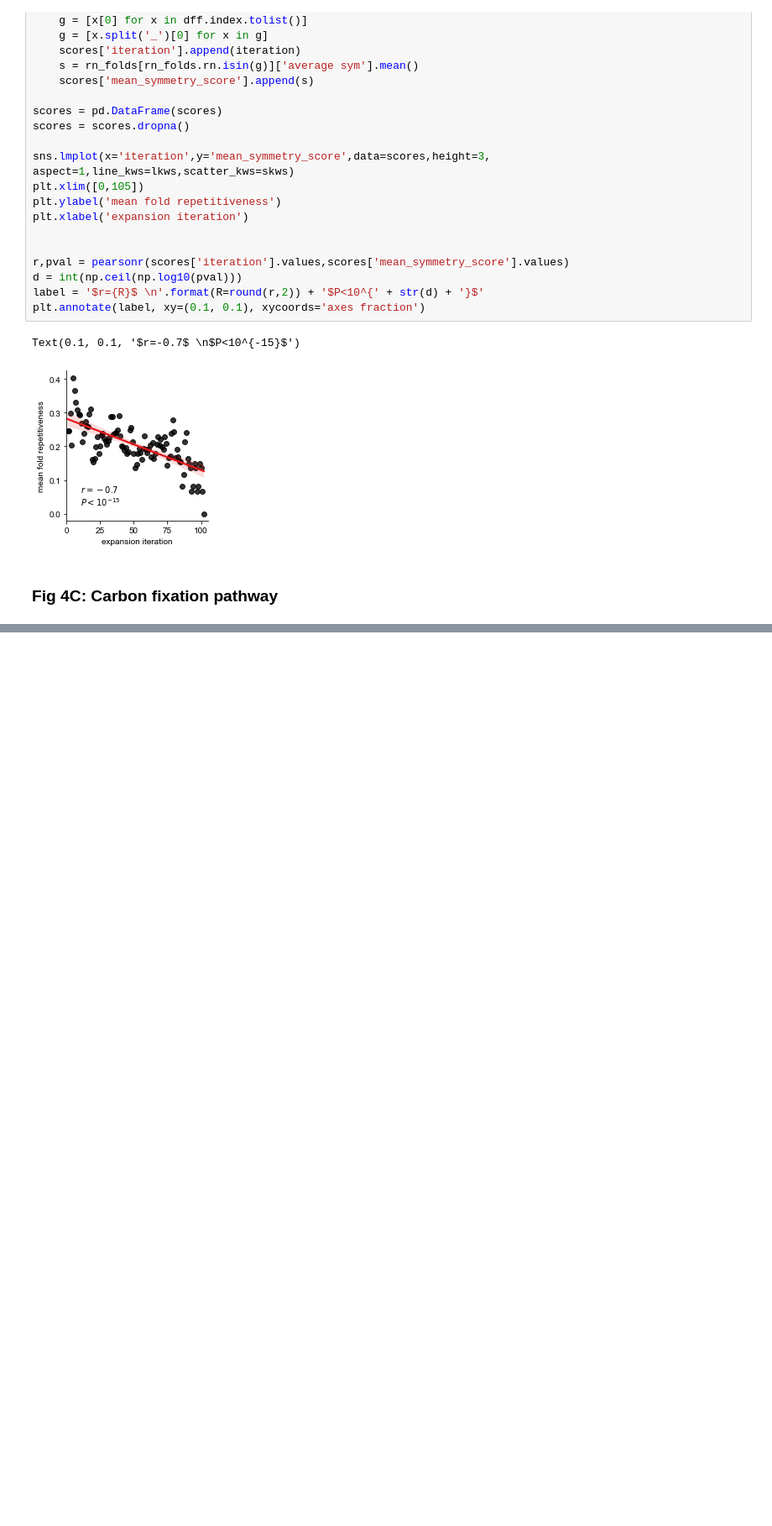
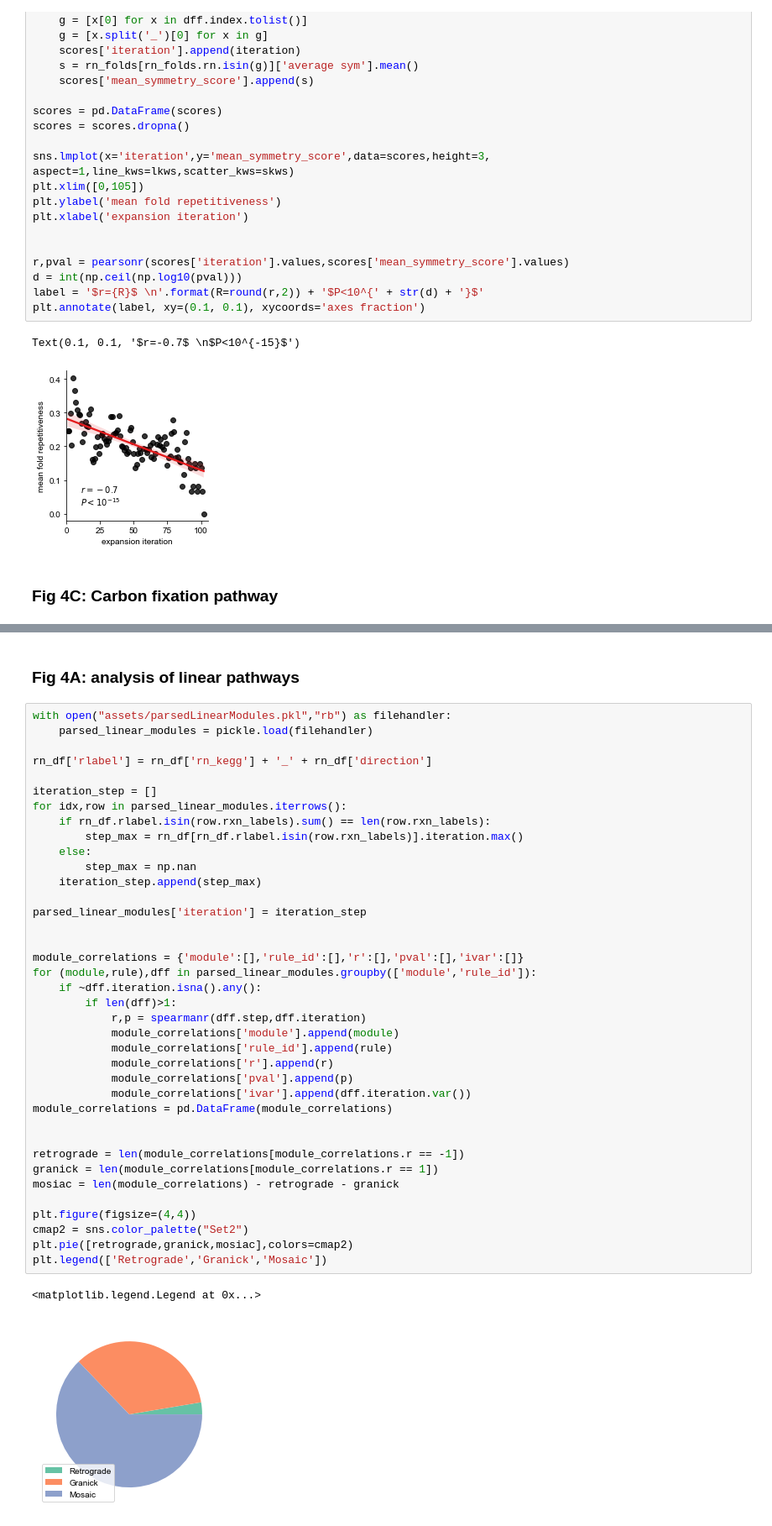
Before and after one commit to jgoldford/metabolic-continuity, a Jupyter notebook: main.ipynb, the cells around one changed output, grey strips where cells are left out. Shown at 84% size. Drawn from its saved outputs; the diff is of its cells as text; blank space fills up the shorter version.

Commit message:
updated module analysis

```diff
--- a/main.ipynb
+++ b/main.ipynb
@@ -521,3 +525,46 @@ plt.xlabel('expansion iteration')
 # %% [output]
 Text(0.5, -6.5, 'expansion iteration')
 [figure]
+# %% [markdown]
+### Fig 4A: analysis of linear pathways
+# %%
+with open("assets/parsedLinearModules.pkl","rb") as filehandler:
+    parsed_linear_modules = pickle.load(filehandler)
+
+rn_df['rlabel'] = rn_df['rn_kegg'] + '_' + rn_df['direction']
+
+iteration_step = []
+for idx,row in parsed_linear_modules.iterrows():
+    if rn_df.rlabel.isin(row.rxn_labels).sum() == len(row.rxn_labels):
+        step_max = rn_df[rn_df.rlabel.isin(row.rxn_labels)].iteration.max()
+    else:
+        step_max = np.nan
+    iteration_step.append(step_max)
+
+parsed_linear_modules['iteration'] = iteration_step
+
+
+module_correlations = {'module':[],'rule_id':[],'r':[],'pval':[],'ivar':[]}
+for (module,rule),dff in parsed_linear_modules.groupby(['module','rule_id']):
+    if ~dff.iteration.isna().any():
+        if len(dff)>1:
+            r,p = spearmanr(dff.step,dff.iteration)
+            module_correlations['module'].append(module)
+            module_correlations['rule_id'].append(rule)
+            module_correlations['r'].append(r)
+            module_correlations['pval'].append(p)
+            module_correlations['ivar'].append(dff.iteration.var())
+module_correlations = pd.DataFrame(module_correlations)
+
+
+retrograde = len(module_correlations[module_correlations.r == -1])
+granick = len(module_correlations[module_correlations.r == 1])
+mosiac = len(module_correlations) - retrograde - granick
+
+plt.figure(figsize=(4,4))
+cmap2 = sns.color_palette("Set2")
+plt.pie([retrograde,granick,mosiac],colors=cmap2)
+plt.legend(['Retrograde','Granick','Mosaic'])
+# %% [output]
+<matplotlib.legend.Legend at 0x...>
+[figure, added]
```
Also changed, not shown: parts of 10 cells of this notebook, 3 other files.
